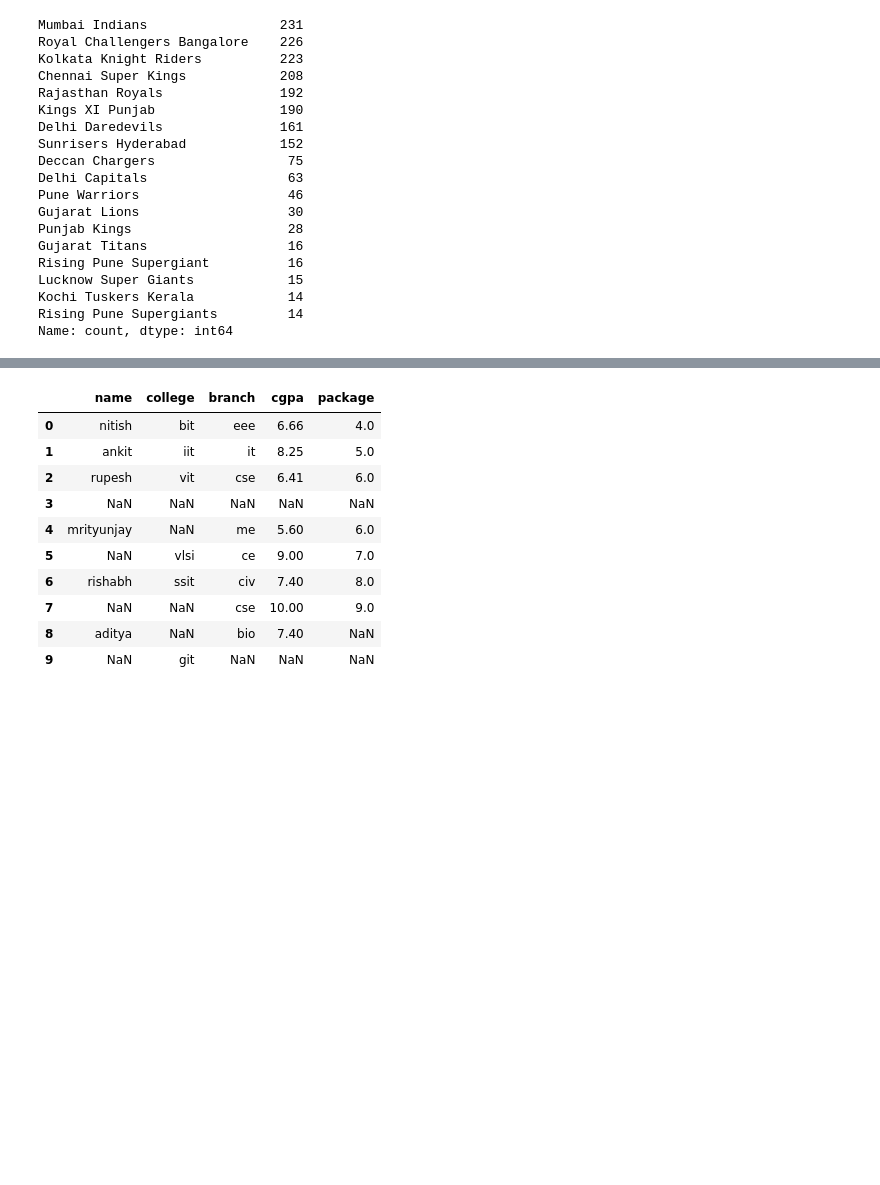
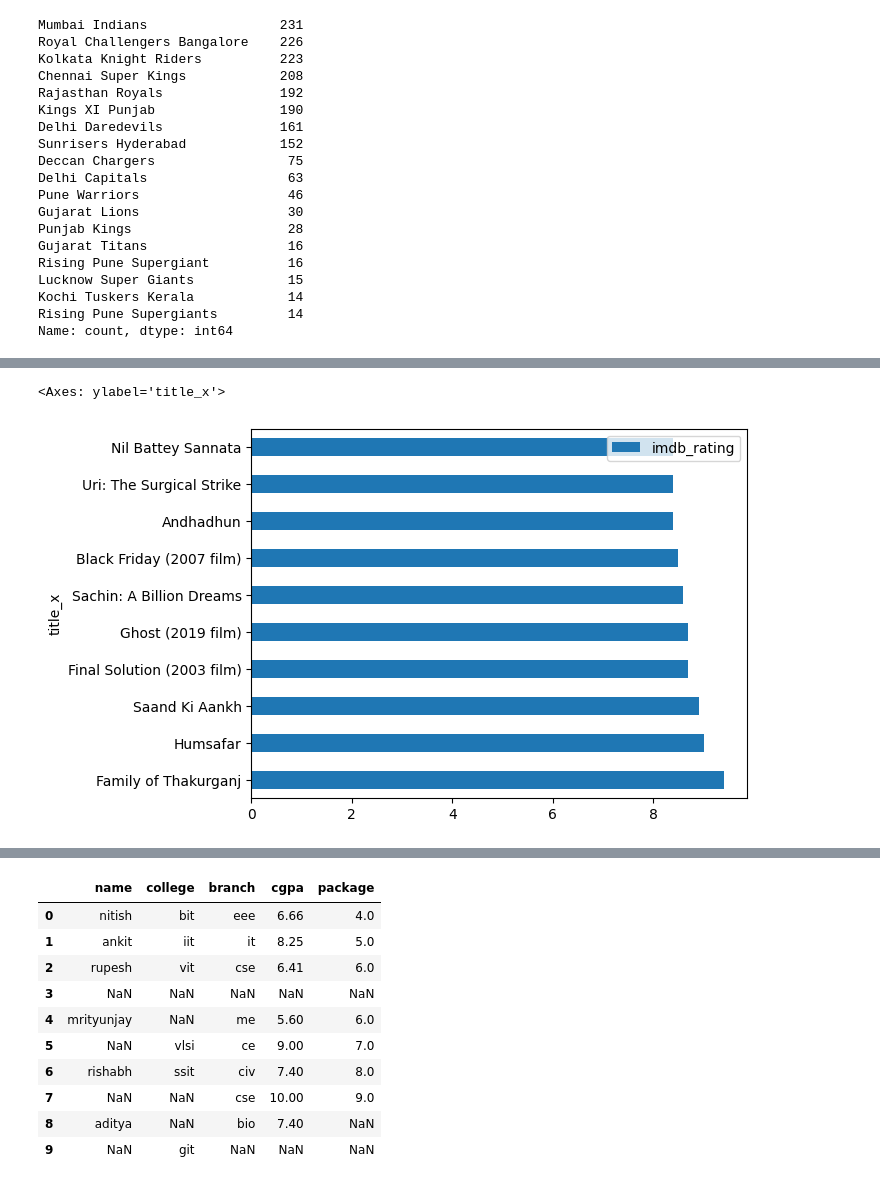
Before and after one commit to BhautikVekariya21/dsc, a Jupyter notebook: pandas/pandas_dataframe.ipynb, the cells around one changed output, grey strips where cells are left out. Saved outputs shown, nothing was run; the diff lists cells and outputs as text; code cells hidden in the pictures; blank space fills up the shorter version.

```diff
--- a/pandas/pandas_dataframe.ipynb
+++ b/pandas/pandas_dataframe.ipynb
@@ -1042,6 +1127,7 @@ ipl[(ipl['City'] == 'Kolkata') & (ipl["WinningTeam"]=='Sunrisers Hyderabad')].sh
 # %% [output]
 51.473684210526315
 # %%
+movies = pd.read_csv('movies.csv')
 # movies with rating higher than 8 and votes>10000
-movies[(movies['imdb_rating'] > 8.5) & (movies['imdb_votes'] > 10000)].shape[0]
+movies[(movies['imdb_rating'] > 8) & (movies['imdb_votes'] > 10000)].shape[0]
 # %% [output]
@@ -1262,3 +1357,9 @@ Name: count, dtype: int64
+# %%
+
+movies.sort_values(by='imdb_rating',ascending=False).head(10).plot(x='title_x',y='imdb_rating',kind='barh')
+# %% [output]
+<Axes: ylabel='title_x'>
+[figure, added]
 # %%
 movies.sort_values('title_x',ascending = False)
 # %% [output]
```
Also changed, not shown: parts of 25 cells of this notebook, 3 other files.
